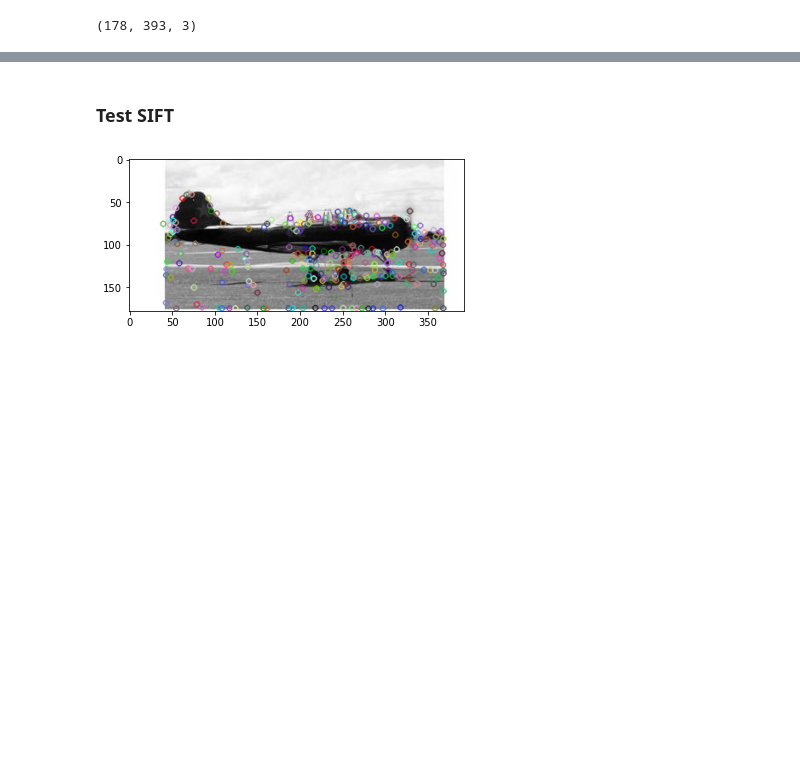
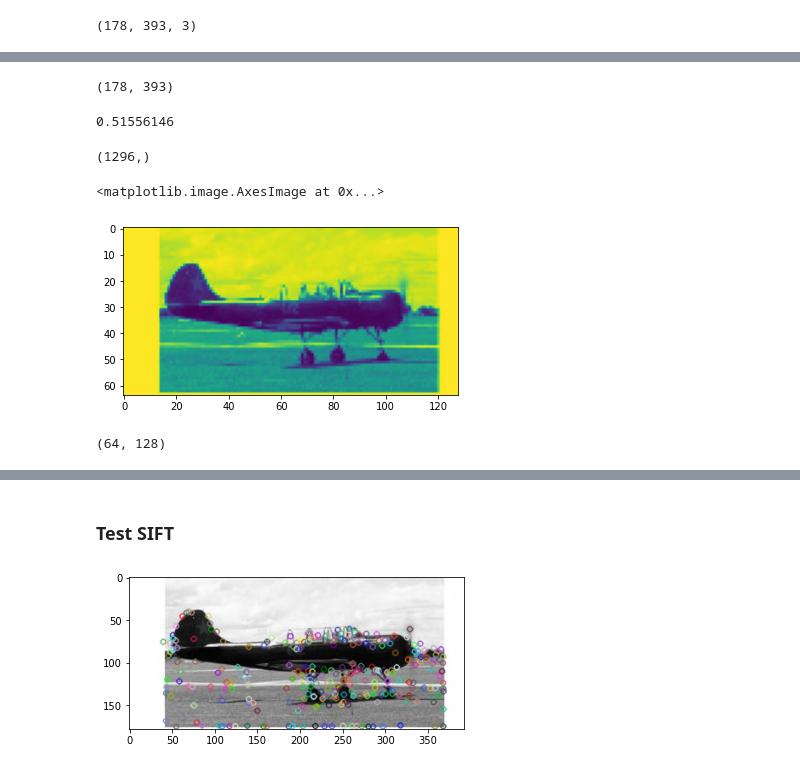
Before and after one commit to GuillaumeGirouard/INF6804, a Jupyter notebook: TP1_INF6804.ipynb, the cells around one changed output, grey strips where cells are left out. Cells and saved outputs as stored; diff of their text form; code cells hidden in the pictures; blank space fills up the shorter version.

```diff
--- a/TP1_INF6804.ipynb
+++ b/TP1_INF6804.ipynb
@@ -50,0 +79,4 @@ np.max(FG_img1)
+# %%
+gray1.shape
+# %% [output]
+(178, 393)
@@ -50,0 +101,19 @@ np.max(FG_img1)
+# %%
+max(hist)
+# %% [output]
+0.51556146
+# %%
+hist.shape
+# %% [output]
+(1296,)
+# %%
+resize_img1=cv2.resize(img1,(128,64))
+resize_gray1 = cv2.cvtColor(resize_img1, cv2.COLOR_BGR2GRAY)
+plt.imshow(resize_gray1)
+# %% [output]
+<matplotlib.image.AxesImage at 0x...>
+[figure, added]
+# %%
+resize_gray1.shape
+# %% [output]
+(64, 128)
```
Also changed, not shown: parts of 27 cells of this notebook.
